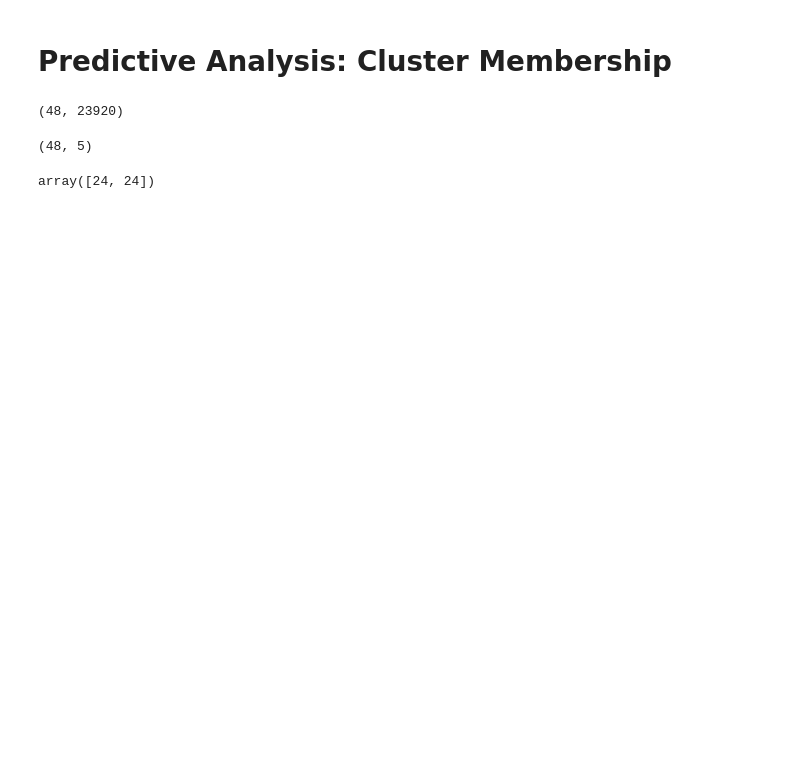
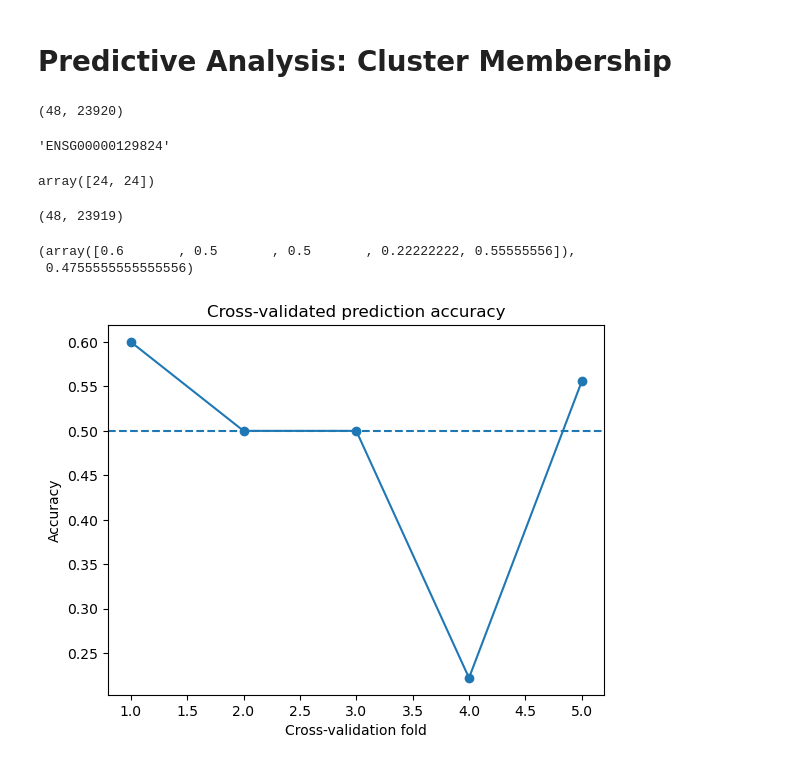
Before and after one commit to devonrho/tcga-dlbc-expression-analysis, a Jupyter notebook: notebooks/05_predictive_analysis.ipynb, the cells around one changed output. Drawn from its saved outputs; the diff is of its cells as text; code cells hidden in the pictures; blank space fills up the shorter version.

Commit message:
Add predictive analysis for variable gene expression

```diff
--- a/notebooks/05_predictive_analysis.ipynb
+++ b/notebooks/05_predictive_analysis.ipynb
@@ -21,23 +21,60 @@ X.shape
 # %% [output]
 (48, 23920)
 # %%
-# recompute PCA
-
-scaler = StandardScaler()
-X_scaled = scaler.fit_transform(X)
-
-pca = PCA(n_components=5)
-X_pcs = pca.fit_transform(X_scaled)
-
-X_pcs.shape
+# Identify most variable gene
+gene_variances = log_cpm.var(axis=1)
+target_gene = gene_variances.idxmax()
+target_gene
 # %% [output]
-(48, 5)
+'ENSG00000129824'
-# %%
-# Recompute k-means labels (k = 2)
-
-kmeans = KMeans(n_clusters=2, random_state=2025)
-y = kmeans.fit_predict(X_pcs)
-
-np.bincount(y)
-# %% [output]
-array([24, 24])
+# %%
+y = (log_cpm.loc[target_gene] > log_cpm.loc[target_gene].median()).astype(int)
+np.bincount(y)
+# %% [output]
+array([24, 24])
+# %%
+X = log_cpm.drop(index=target_gene).T
+X.shape
+# %% [output]
+(48, 23919)
+# %%
+pipeline = Pipeline([
+    ("scaler", StandardScaler()),
+    ("pca", PCA(n_components=10)),
+    ("logreg", LogisticRegression(
+        penalty="l2",
+        solver="lbfgs",
+        max_iter=1000,
+        random_state=2025
+    ))
+])
+
+cv_accuracy = cross_val_score(
+    pipeline,
+    X,
+    y,
+    cv=5,
+    scoring="accuracy"
+)
+
+cv_accuracy, cv_accuracy.mean()
+# %% [output]
+(array([0.6       , 0.5       , 0.5       , 0.22222222, 0.55555556]),
+ 0.4755555555555556)
+# %%
+import matplotlib.pyplot as plt
+import numpy as np
+
+plt.figure()
+plt.plot(
+    np.arange(1, len(cv_accuracy) + 1),
+    cv_accuracy,
+    marker="o"
+)
+plt.axhline(0.5, linestyle="--")
+plt.xlabel("Cross-validation fold")
+plt.ylabel("Accuracy")
+plt.title("Cross-validated prediction accuracy")
+plt.show()
+# %% [output]
+[figure, added]
```
